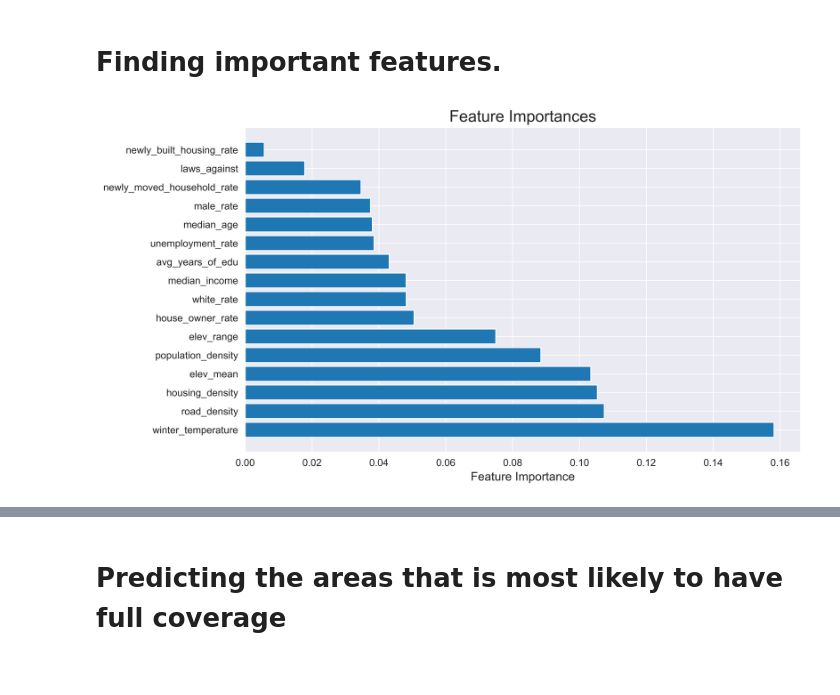
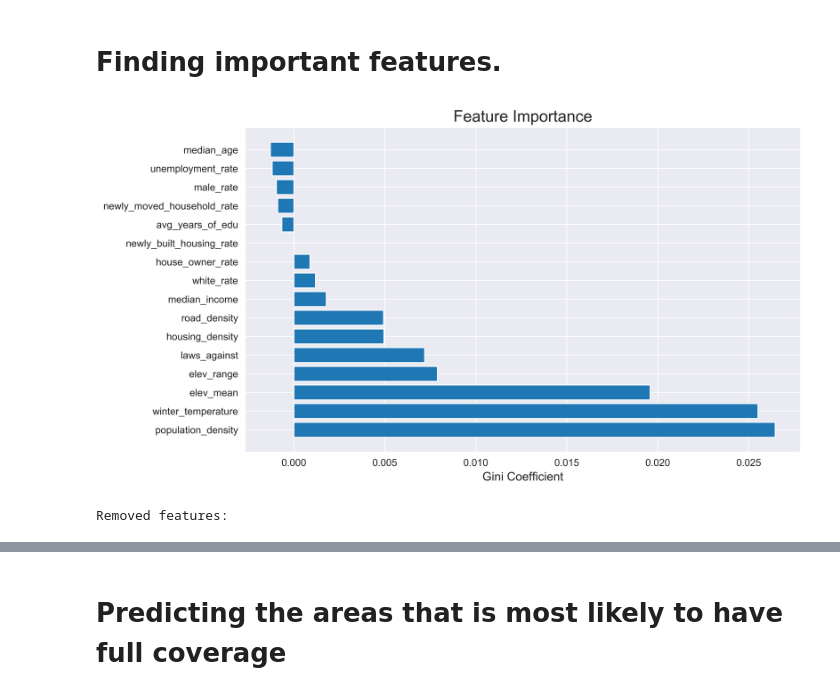
Before and after one commit to fccdsicapstone/data-exploration, a Jupyter notebook: broadband_availability_prediction.ipynb, the cells around one changed output, grey strips where cells are left out. Drawn from its saved outputs; the diff is of its cells as text; code cells hidden in the pictures.

Commit message:
Changed feature importances, added PDPs.

```diff
--- a/broadband_availability_prediction.ipynb
+++ b/broadband_availability_prediction.ipynb
@@ -192,16 +191,23 @@ Test Score: 0.7360390887145802
 Tuning max_depth and min_samples_split first as they will have the highest impact on model outcome.
 # %%
 from sklearn.model_selection import GridSearchCV
+from sklearn.pipeline import make_pipeline
+from sklearn.feature_selection import SelectFromModel
+from eli5.sklearn import PermutationImportance
 
 param_fix = {'learning_rate': 0.1, 'n_estimators': 100, 'subsample': 0.8, 'max_features': 'sqrt',
-            'min_samples_leaf': 50}
-param_grid = {'max_depth': np.linspace(20, 30, 3, dtype=int),
-              'min_samples_split': np.linspace(40, 60, 3, dtype=int)}
+             'min_samples_leaf': 50}
 
 clf = GradientBoostingClassifier(**param_fix)
+sel = SelectFromModel(PermutationImportance(clf, cv=None), threshold=0)
 
-grid_search = GridSearchCV(clf, param_grid, 'f1', cv=3, n_jobs=-1, verbose=3)
-grid_search.fit(X_train, y_train, **{'sample_weight': w_train})
+pipe = make_pipeline(sel, clf)
+
+param_grid = {'gradientboostingclassifier__max_depth': np.linspace(25, 35, 3, dtype=int),
+              'gradientboostingclassifier__min_samples_split': np.linspace(40, 60, 3, dtype=int)}
+
+grid_search = GridSearchCV(pipe, param_grid, 'f1', cv=3, n_jobs=-1, verbose=3)
+grid_search.fit(X_train.values, y_train.values, **{'gradientboostingclassifier__sample_weight': w_train})
 
 print('Grid Searched Train Score:', grid_search.score(X_train, y_train))
 print('Grid Searched Test Score:', grid_search.score(X_test, y_test))
@@ -262,15 +262,24 @@ Confusion matrix, without normalization
 # %% [markdown]
 # Finding important features.
 # %%
-coef = pd.DataFrame(list(zip(X.columns, grid_search.best_estimator_.feature_importances_)),
-                    columns=['feature', 'gini_coef'])
-coef_sort = coef.sort_values('gini_coef', ascending=False)
+perm = PermutationImportance(grid_search).fit(X_test, y_test)
+
+coefficients = pd.DataFrame(list(zip(X.columns, perm.feature_importances_)) , columns=['feature', 'gini_coef'])
+coefficients_sort = coefficients.sort_values('gini_coef', ascending=False)
 # %%
 sns.set_style('darkgrid')
+
 fig = plt.figure(1, figsize=(10, 6), dpi=600)
-plt.barh(coef_sort['feature'], coef_sort['gini_coef'])
-plt.xlabel('Feature Importance', fontsize=12)
-plt.title('Feature Importances', fontsize=16)
+plt.barh(coefficients_sort['feature'], coefficients_sort['gini_coef'])
+plt.xlabel('Gini Coefficient', fontsize=12)
+plt.title('Feature Importance', fontsize=16)
 plt.show()
 # %% [output]
-[figure, old version]
+[figure, new version]
+# %%
+mask = grid_search.best_estimator_.steps[0][1].get_support()
+n_f = sum(mask)
+
+print("Removed features: ", *X.columns[~mask].values)
+# %% [output]
+Removed features:
```
Also changed, not shown: parts of 7 cells of this notebook.
